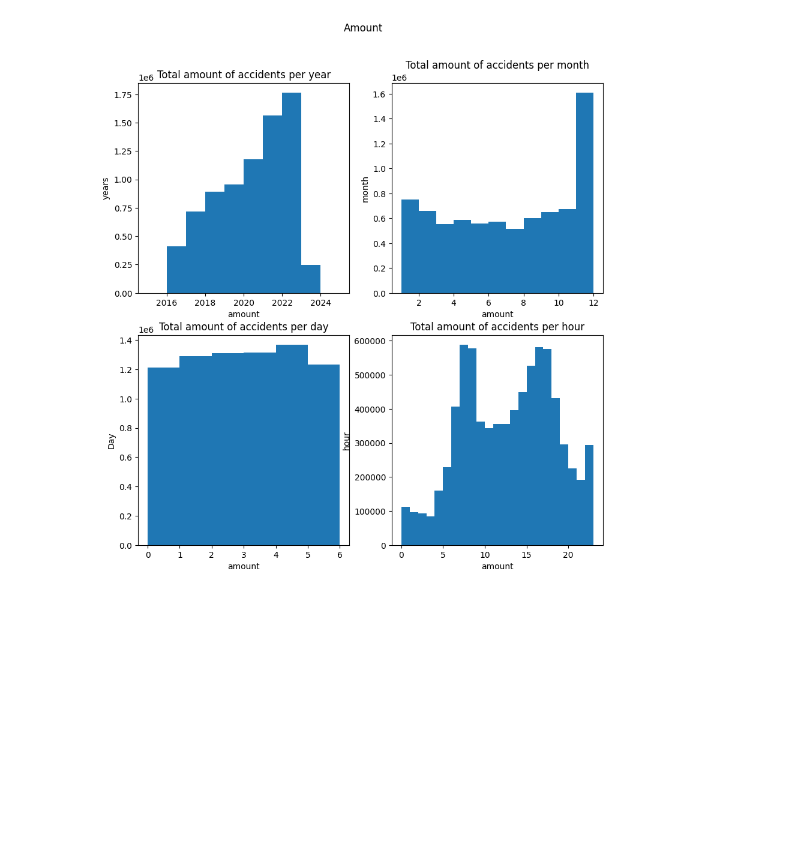
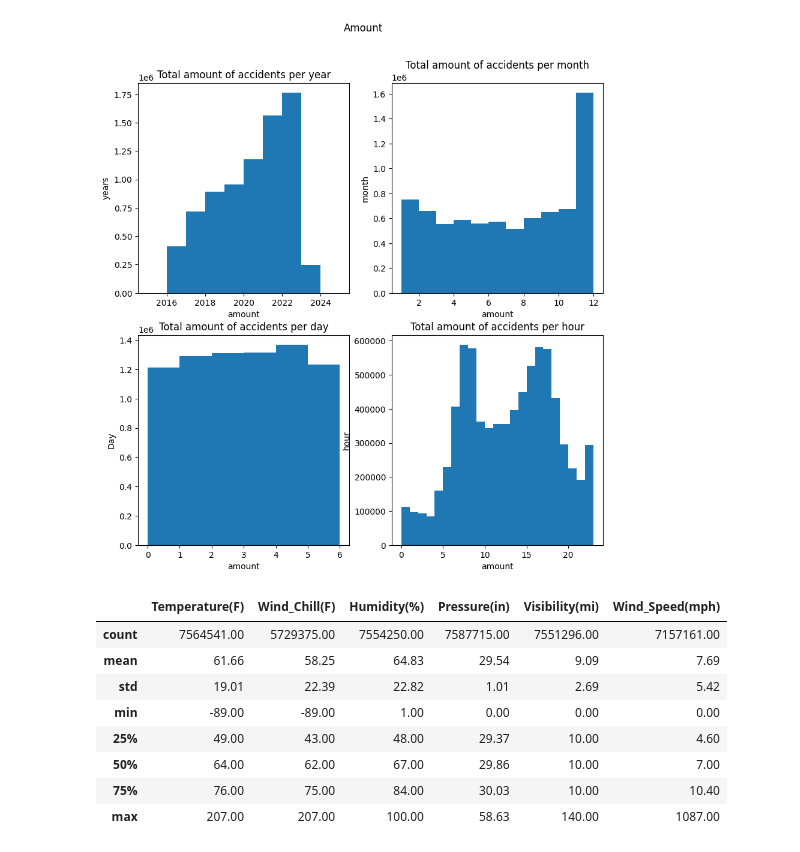
Before and after one commit to 31foan1dpt/DataAnalytics, a Jupyter notebook: Mindestanforderung_2.ipynb, the cells around one changed output. Drawn from its saved outputs; the diff is of its cells as text; code cells hidden in the pictures; blank space fills up the shorter version.

```diff
--- a/Mindestanforderung_2.ipynb
+++ b/Mindestanforderung_2.ipynb
@@ -272,4 +272,17 @@ plt.show()
 #furthermore we could analyse hours on weekdays/weekend or for single years
 # %% [output]
 [figure]
+# %%
+#stataische zusammenfassung der Wetter Konditionen
+accidents[['Temperature(F)', 'Wind_Chill(F)', 'Humidity(%)', 'Pressure(in)','Visibility(mi)','Wind_Speed(mph)']].describe().map("{:.2f}".format)
+# %% [output]
+|  | Temperature(F) | Wind_Chill(F) | Humidity(%) | Pressure(in) | Visibility(mi) | Wind_Speed(mph) |
+| count | 7564541.00 | 5729375.00 | 7554250.00 | 7587715.00 | 7551296.00 | 7157161.00 |
+| mean | 61.66 | 58.25 | 64.83 | 29.54 | 9.09 | 7.69 |
+| std | 19.01 | 22.39 | 22.82 | 1.01 | 2.69 | 5.42 |
+| min | -89.00 | -89.00 | 1.00 | 0.00 | 0.00 | 0.00 |
+| 25% | 49.00 | 43.00 | 48.00 | 29.37 | 10.00 | 4.60 |
+| 50% | 64.00 | 62.00 | 67.00 | 29.86 | 10.00 | 7.00 |
+| 75% | 76.00 | 75.00 | 84.00 | 30.03 | 10.00 | 10.40 |
+| max | 207.00 | 207.00 | 100.00 | 58.63 | 140.00 | 1087.00 |
 # %%
```
Also changed, not shown: parts of 4 cells of this notebook, 1 other file.
